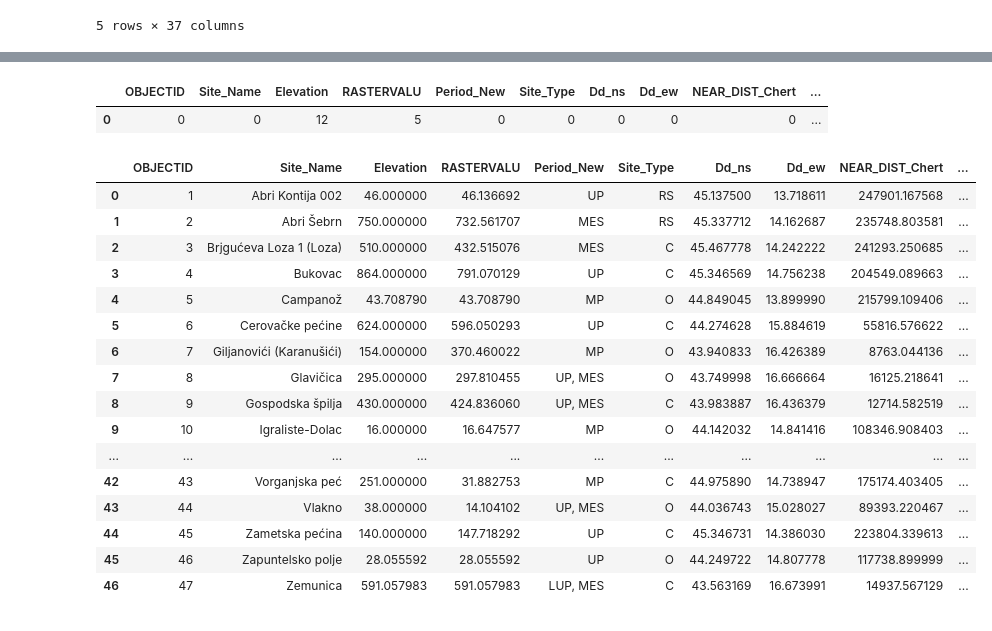
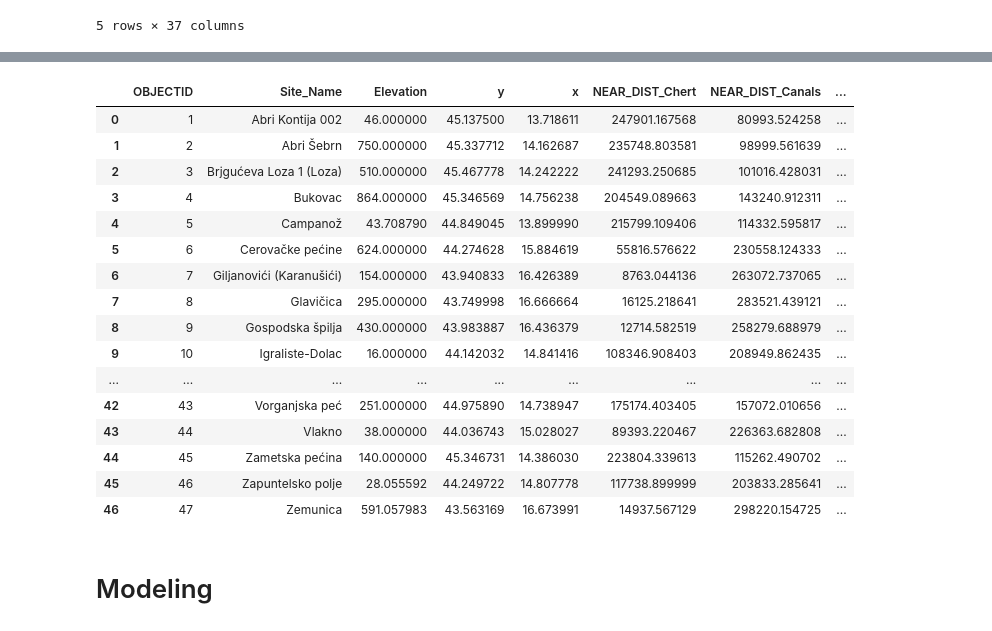
Before and after one commit to BU-Spark/ds-ciss-predicting-dig-sites, a Jupyter notebook: analysis/model.ipynb, the cells around one changed output, grey strips where cells are left out. Drawn from its saved outputs; the diff is of its cells as text; code cells hidden in the pictures.

Commit message:
Finished (inaccurate) model, updated requirements

```diff
--- a/analysis/model.ipynb
+++ b/analysis/model.ipynb
@@ -11,9 +11,12 @@ data_path = Path().cwd() / 'data'
 # %%
 test_sites = pd.read_excel(data_path / 'test_points_250_augmented.xls', engine='calamine')
 
-for col in test_sites.columns:
-    if 'NEAR_FID' in col:
-        test_sites.drop(columns=[col], inplace=True)
+test_sites.drop(columns=[col for col in test_sites.columns if 'NEAR_FID' in col], inplace=True)
+
+test_sites.rename(columns={
+        'RASTERVALU': 'Elevation'
+    }, inplace=True)
+
 
 print(test_sites.shape)
 test_sites.head()
@@ -76,7 +79,9 @@ known_sites.rename(columns={
     }, inplace=True)
 
 known_sites.rename(columns={
-    'Elevation__Masl_': 'Elevation'
+    'Elevation__Masl_': 'Elevation',
+    'Dd_ns': 'y',
+    'Dd_ew': 'x',
     }, inplace=True)
 
 known_sites.drop(columns=['Dd', 'Dms'] + [col for col in known_sites.columns if 'NEAR_FID' in col], inplace=True)
@@ -93,7 +98,10 @@ known_sites.head()
 | 4 | 5 | Campanož | NaN | NaN | NaN | MP | O | ... |
 5 rows × 37 columns
 # %%
-known_sites_cleaned = clean_waw(known_sites).drop(columns=['Geographical_Region', 'Geographical_Location'])
+known_sites_cleaned = clean_waw(known_sites).drop(columns=['Geographical_Region', 'Geographical_Location', 'Period_New', 'Site_Type'])
+
+cols = known_sites_cleaned.columns
+known_sites_cleaned = known_sites_cleaned[cols[:3].to_list() + [cols[-2]] + cols[3:-2].to_list() + [cols[-1]]]
 
 print(known_sites_cleaned.shape)
 known_sites_cleaned.head()
@@ -119,27 +116,29 @@ known_sites_cleaned.head()
-# %%
-known_sites_cleaned.isna().sum().to_frame().T
-# %% [output]
-|  | OBJECTID | Site_Name | Elevation | RASTERVALU | Period_New | Site_Type | Dd_ns | Dd_ew | NEAR_DIST_Chert | ... |
-| 0 | 0 | 0 | 12 | 5 | 0 | 0 | 0 | 0 | 0 | ... |
 # %%
 known_sites_cleaned.Elevation.fillna(known_sites_cleaned.RASTERVALU, inplace=True)
+known_sites_cleaned.Elevation.fillna(0, inplace=True)
+
+known_sites_cleaned.drop(columns='RASTERVALU', inplace=True)
+
+known_sites_cleaned['Is_Site'] = 0
 
 known_sites_cleaned
 # %% [output]
-|  | OBJECTID | Site_Name | Elevation | RASTERVALU | Period_New | Site_Type | Dd_ns | Dd_ew | NEAR_DIST_Chert | ... |
-| 0 | 1 | Abri Kontija 002 | 46.000000 | 46.136692 | UP | RS | 45.137500 | 13.718611 | 247901.167568 | ... |
-| 1 | 2 | Abri Šebrn | 750.000000 | 732.561707 | MES | RS | 45.337712 | 14.162687 | 235748.803581 | ... |
-| 2 | 3 | Brjgućeva Loza 1 (Loza) | 510.000000 | 432.515076 | MES | C | 45.467778 | 14.242222 | 241293.250685 | ... |
-| 3 | 4 | Bukovac | 864.000000 | 791.070129 | UP | C | 45.346569 | 14.756238 | 204549.089663 | ... |
-| 4 | 5 | Campanož | 43.708790 | 43.708790 | MP | O | 44.849045 | 13.899990 | 215799.109406 | ... |
-| 5 | 6 | Cerovačke pećine | 624.000000 | 596.050293 | UP | C | 44.274628 | 15.884619 | 55816.576622 | ... |
-| 6 | 7 | Giljanovići (Karanušići) | 154.000000 | 370.460022 | MP | O | 43.940833 | 16.426389 | 8763.044136 | ... |
-| 7 | 8 | Glavičica | 295.000000 | 297.810455 | UP, MES | O | 43.749998 | 16.666664 | 16125.218641 | ... |
-| 8 | 9 | Gospodska špilja | 430.000000 | 424.836060 | UP, MES | C | 43.983887 | 16.436379 | 12714.582519 | ... |
-| 9 | 10 | Igraliste-Dolac | 16.000000 | 16.647577 | MP | O | 44.142032 | 14.841416 | 108346.908403 | ... |
-| ... | ... | ... | ... | ... | ... | ... | ... | ... | ... | ... |
-| 42 | 43 | Vorganjska peć | 251.000000 | 31.882753 | MP | C | 44.975890 | 14.738947 | 175174.403405 | ... |
-| 43 | 44 | Vlakno | 38.000000 | 14.104102 | UP, MES | O | 44.036743 | 15.028027 | 89393.220467 | ... |
-| 44 | 45 | Zametska pećina | 140.000000 | 147.718292 | UP | C | 45.346731 | 14.386030 | 223804.339613 | ... |
-| 45 | 46 | Zapuntelsko polje | 28.055592 | 28.055592 | UP | O | 44.249722 | 14.807778 | 117738.899999 | ... |
-| 46 | 47 | Zemunica | 591.057983 | 591.057983 | LUP, MES | C | 43.563169 | 16.673991 | 14937.567129 | ... |
+|  | OBJECTID | Site_Name | Elevation | y | x | NEAR_DIST_Chert | NEAR_DIST_Canals | ... |
+| 0 | 1 | Abri Kontija 002 | 46.000000 | 45.137500 | 13.718611 | 247901.167568 | 80993.524258 | ... |
+| 1 | 2 | Abri Šebrn | 750.000000 | 45.337712 | 14.162687 | 235748.803581 | 98999.561639 | ... |
+| 2 | 3 | Brjgućeva Loza 1 (Loza) | 510.000000 | 45.467778 | 14.242222 | 241293.250685 | 101016.428031 | ... |
+| 3 | 4 | Bukovac | 864.000000 | 45.346569 | 14.756238 | 204549.089663 | 143240.912311 | ... |
+| 4 | 5 | Campanož | 43.708790 | 44.849045 | 13.899990 | 215799.109406 | 114332.595817 | ... |
+| 5 | 6 | Cerovačke pećine | 624.000000 | 44.274628 | 15.884619 | 55816.576622 | 230558.124333 | ... |
+| 6 | 7 | Giljanovići (Karanušići) | 154.000000 | 43.940833 | 16.426389 | 8763.044136 | 263072.737065 | ... |
+| 7 | 8 | Glavičica | 295.000000 | 43.749998 | 16.666664 | 16125.218641 | 283521.439121 | ... |
+| 8 | 9 | Gospodska špilja | 430.000000 | 43.983887 | 16.436379 | 12714.582519 | 258279.688979 | ... |
+| 9 | 10 | Igraliste-Dolac | 16.000000 | 44.142032 | 14.841416 | 108346.908403 | 208949.862435 | ... |
+| ... | ... | ... | ... | ... | ... | ... | ... | ... |
+| 42 | 43 | Vorganjska peć | 251.000000 | 44.975890 | 14.738947 | 175174.403405 | 157072.010656 | ... |
+| 43 | 44 | Vlakno | 38.000000 | 44.036743 | 15.028027 | 89393.220467 | 226363.682808 | ... |
+| 44 | 45 | Zametska pećina | 140.000000 | 45.346731 | 14.386030 | 223804.339613 | 115262.490702 | ... |
+| 45 | 46 | Zapuntelsko polje | 28.055592 | 44.249722 | 14.807778 | 117738.899999 | 203833.285641 | ... |
+| 46 | 47 | Zemunica | 591.057983 | 43.563169 | 16.673991 | 14937.567129 | 298220.154725 | ... |
+# %% [markdown]
+# Modeling
```
Also changed, not shown: parts of 12 cells of this notebook, 1 other file.
